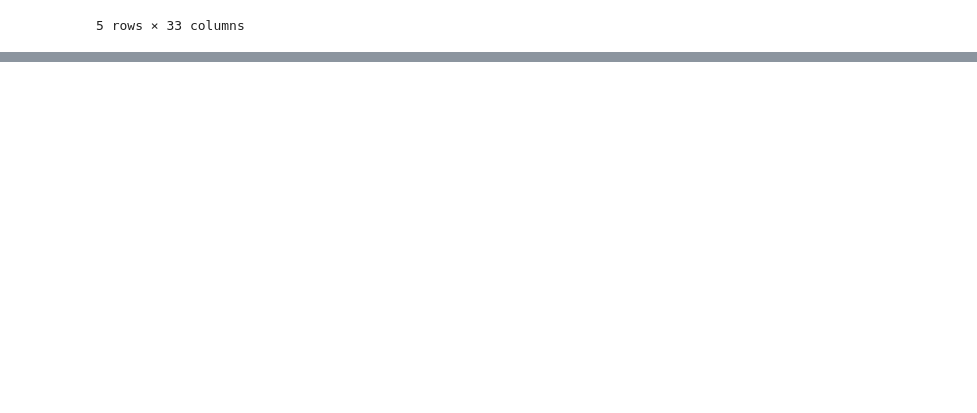
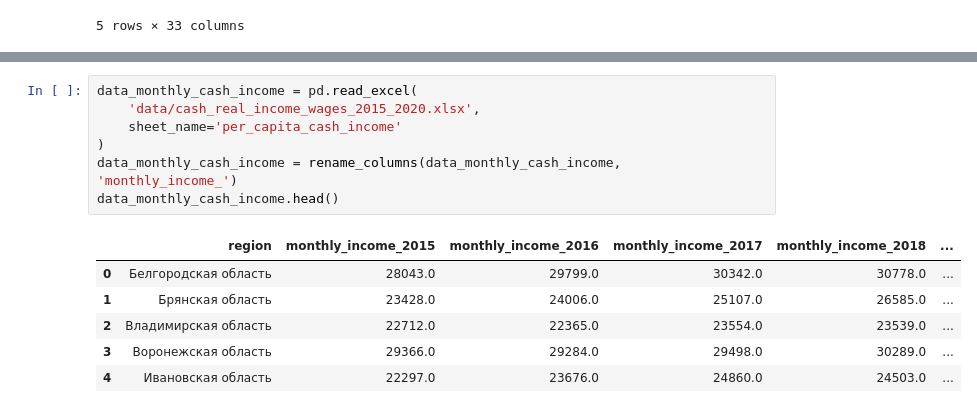
Before and after one commit to helios12/DataScienceProjects, a Jupyter notebook: projects/project-7-final/Project-7.Identification_of_vulnerable_population_groups.ipynb, the cells around one changed output, grey strips where cells are left out. Drawn from its saved outputs; the diff is of its cells as text; blank space fills up the shorter version.

```diff
--- a/projects/project-7-final/Project-7.Identification_of_vulnerable_population_groups.ipynb
+++ b/projects/project-7-final/Project-7.Identification_of_vulnerable_population_groups.ipynb
@@ -94,0 +137,14 @@ data_child_mortality_urban.head()
+# %%
+data_monthly_cash_income = pd.read_excel(
+    'data/cash_real_income_wages_2015_2020.xlsx',
+    sheet_name='per_capita_cash_income'
+)
+data_monthly_cash_income = rename_columns(data_monthly_cash_income, 'monthly_income_')
+data_monthly_cash_income.head()
+# %% [output]
+|  | region | monthly_income_2015 | monthly_income_2016 | monthly_income_2017 | monthly_income_2018 | ... |
+| 0 | Белгородская область | 28043.0 | 29799.0 | 30342.0 | 30778.0 | ... |
+| 1 | Брянская область | 23428.0 | 24006.0 | 25107.0 | 26585.0 | ... |
+| 2 | Владимирская область | 22712.0 | 22365.0 | 23554.0 | 23539.0 | ... |
+| 3 | Воронежская область | 29366.0 | 29284.0 | 29498.0 | 30289.0 | ... |
+| 4 | Ивановская область | 22297.0 | 23676.0 | 24860.0 | 24503.0 | ... |
```
Also changed, not shown: parts of 18 cells of this notebook, 2 other files.
